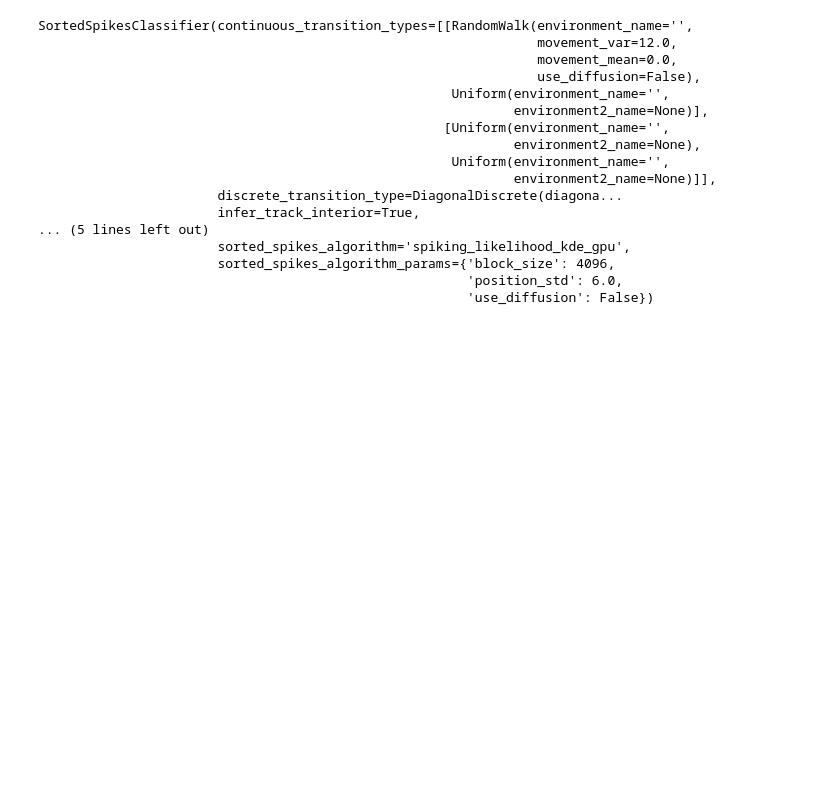
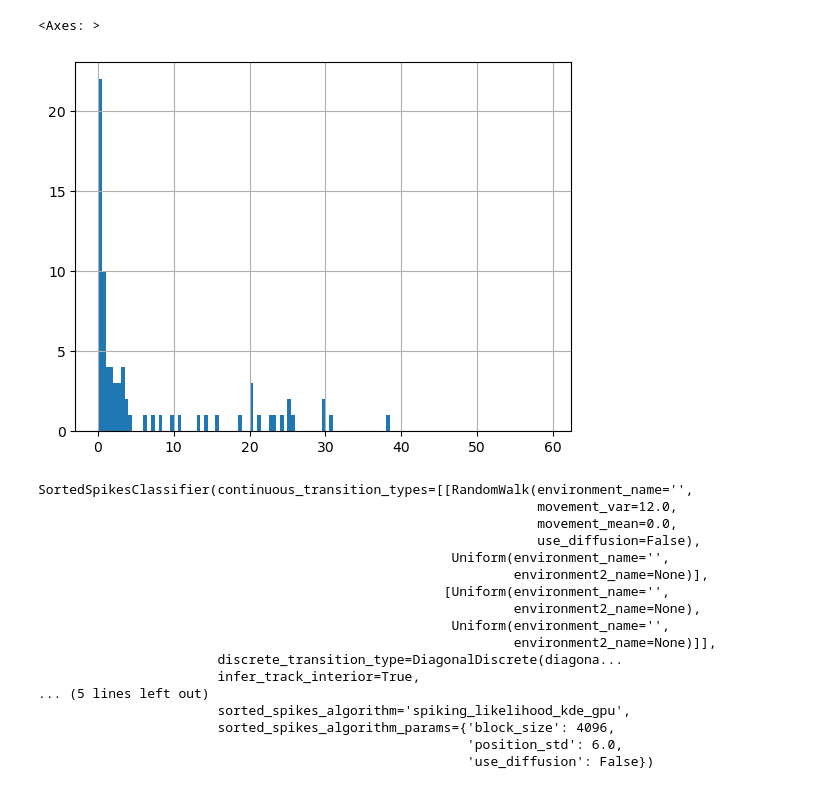
Before and after one commit to edeno/tk_decoding, a Jupyter notebook: notebooks/run_decoding_1.ipynb, the cells around one changed output. Drawn from its saved outputs; the diff is of its cells as text; code cells hidden in the pictures; blank space fills up the shorter version.

```diff
--- a/notebooks/run_decoding_1.ipynb
+++ b/notebooks/run_decoding_1.ipynb
@@ -24,3 +31,11 @@ multiunit_firing_rate = multiunit_firing_rate.iloc[start_ind:]
+# %%
+import numpy as np
+
+
+(spikes.mean() * SAMPLING_FREQUENCY).hist(bins=np.arange(0, 60, 0.5))
+# %% [output]
+<Axes: >
+[figure, added]
 # %%
 from replay_trajectory_classification import (
     SortedSpikesClassifier,
```
Also changed, not shown: parts of 5 cells of this notebook, 3 other files.
